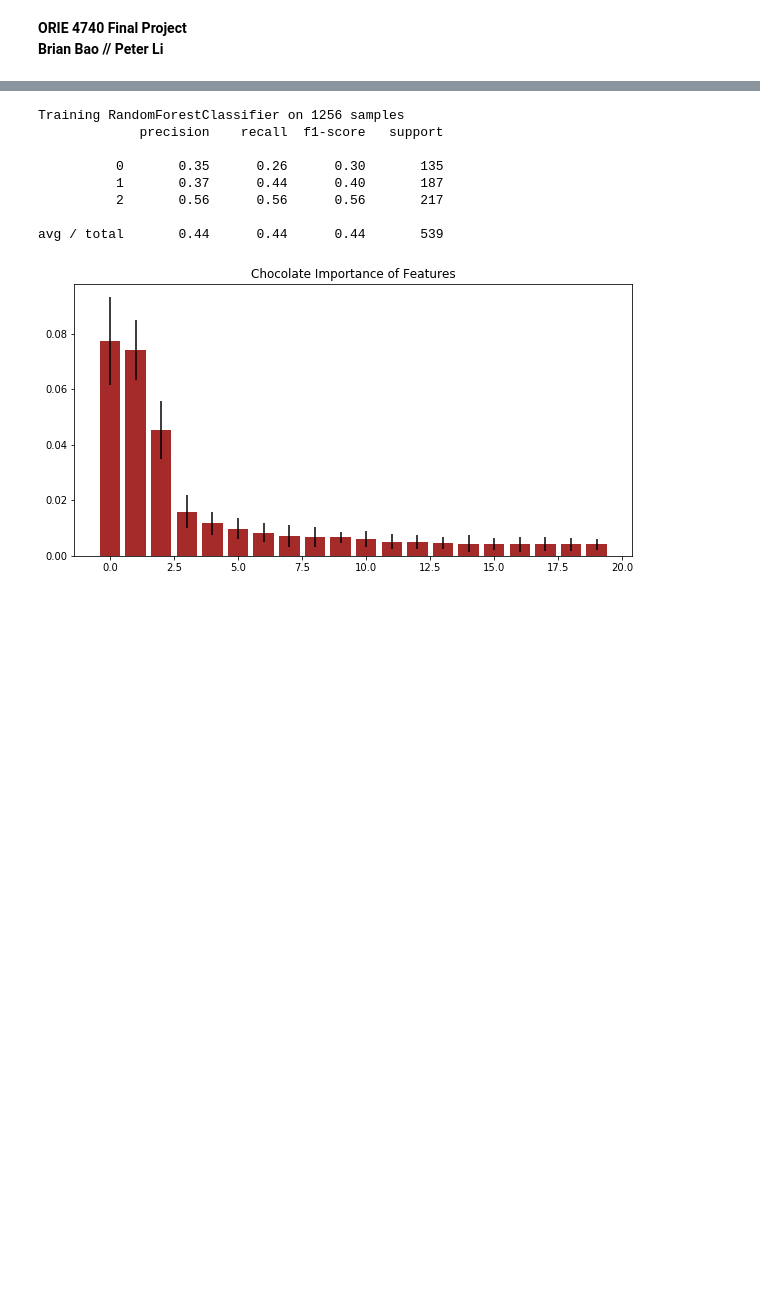
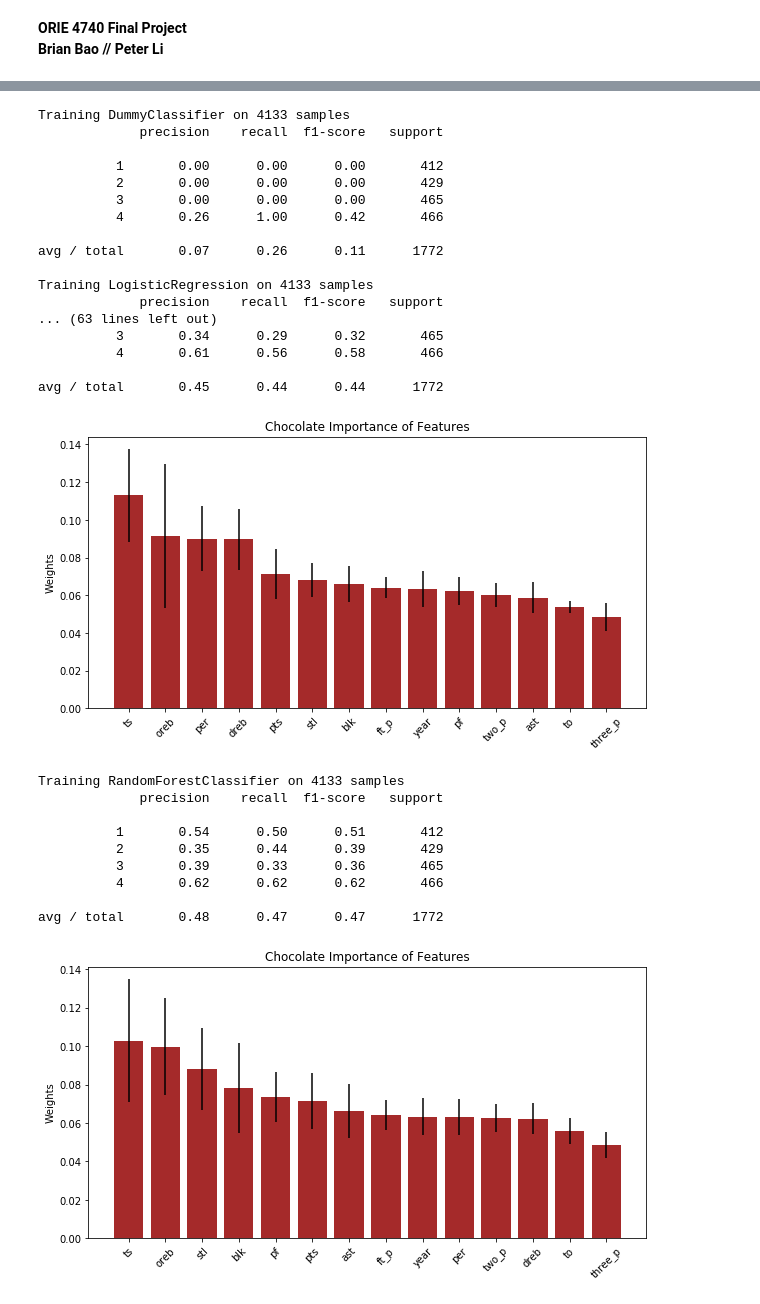
Before and after one commit to peteli3/data-mining-final-project, a Jupyter notebook: Predicting NBA Salaries.ipynb, the cells around one changed output, grey strips where cells are left out. Drawn from its saved outputs; the diff is of its cells as text; code cells hidden in the pictures; blank space fills up the shorter version.

```diff
--- a/Predicting NBA Salaries.ipynb
+++ b/Predicting NBA Salaries.ipynb
@@ -25,0 +19,9 @@ data.head()
+# %%
+data = pd.read_csv('nba_player_year.csv')
+data.index = data['name']
+data.drop(['name'], axis=1, inplace=True)
+y_cl = data['salary_bucket']
+y = data['salary']
+x = data.drop(['salary', 'salary_bucket'], axis=1)
+x = (x - x.min())/(x.max() - x.min())
+x.head()
@@ -101,9 +125,9 @@ def predict(model, sample_size, xTr, yTr, xTe, yTe):
 
             plt.figure(figsize=(10,5))
             plt.title("Chocolate Importance of Features")
-            plt.bar(range(xTr.shape[1])[:20], importances[indices][:20],
-                   color="brown", yerr=std[indices][:20], align="center")
-            plt.xticks(indices[:20], xTr.columns[:20], rotation=45)
+            plt.bar(range(xTr.shape[1]), importances[indices],
+                   color="brown", yerr=std[indices], align="center")
+            plt.xticks(indices, xTr.columns, rotation=45)
             plt.ylabel("Weights")
             plt.show()
         except:
@@ -138,49 +161,64 @@ from sklearn.tree import DecisionTreeClassifier
 from sklearn.linear_model import SGDClassifier, LogisticRegression
 from sklearn.svm import SVC
 
 def run_classifiers(xTr, xTe, yTr, yTe):
     dummy = DummyClassifier(strategy='most_frequent')
     rf = RandomForestClassifier()
-    opt_rf = RandomForestClassifier(n_estimators=100, random_state=20)
+    opt_rf = RandomForestClassifier(n_estimators=500, random_state=15)
     nb = GaussianNB()
     knn = KNeighborsClassifier()
-    opt_knn = KNeighborsClassifier(n_neighbors=5)
+    opt_knn = KNeighborsClassifier(n_neighbors=22)
     dt = DecisionTreeClassifier(max_depth=1)
     sgd = SGDClassifier()
     lr = LogisticRegression()
     svc = SVC()
-    opt_svc = SVC(C = 1, gamma = 0.1, kernel = 'rbf')
+    opt_svc = SVC(C = 10, gamma = 1, kernel = 'rbf')
 
-#     classifiers = [dummy, nb, knn, opt_knn, dt, svc, opt_svc, rf, opt_rf]
-    classifiers = [rf]
+    classifiers = [dummy, lr, knn, opt_knn, dt, svc, opt_svc, rf, opt_rf]
+#     classifiers = [dummy, rf]
     # Sample 1%, 10%, 25%, 50%, and 100% of the training set
     sample_pcts = [100]
     sample_sizes = [int(len(xTr)*pct/100) for pct in sample_pcts]
 
     results = {}
     for classifier in classifiers:
         classifier_name = classifier.__class__.__name__
         results[classifier_name] = {}
         for sample_size in sample_sizes:
             results[classifier_name][sample_size] = predict(classifier, sample_size, xTr, yTr, xTe, yTe)
 
-xTr, xTe, yTr, yTe = train_test_split(x, y, test_size=0.3, random_state=1)
-
-sc = StandardScaler()
-xTr = sc.fit_transform(xTr)
-xTe = sc.transform(xTe)
+xTr, xTe, yTr, yTe = train_test_split(x, y_cl, test_size=0.3, random_state=1)
 
 run_classifiers(xTr, xTe, yTr, yTe)
 # %% [output]
-Training RandomForestClassifier on 1256 samples
+Training DummyClassifier on 4133 samples
              precision    recall  f1-score   support
 
-          0       0.35      0.26      0.30       135
-          1       0.37      0.44      0.40       187
-          2       0.56      0.56      0.56       217
+          1       0.00      0.00      0.00       412
+          2       0.00      0.00      0.00       429
+          3       0.00      0.00      0.00       465
+          4       0.26      1.00      0.42       466
 
-avg / total       0.44      0.44      0.44       539
+avg / total       0.07      0.26      0.11      1772
+
+Training LogisticRegression on 4133 samples
+             precision    recall  f1-score   support
+... (63 lines left out)
+          3       0.34      0.29      0.32       465
+          4       0.61      0.56      0.58       466
+
+avg / total       0.45      0.44      0.44      1772
-[figure, old version]
+[figure, new version]
+Training RandomForestClassifier on 4133 samples
+             precision    recall  f1-score   support
+
+          1       0.54      0.50      0.51       412
+          2       0.35      0.44      0.39       429
+          3       0.39      0.33      0.36       465
+          4       0.62      0.62      0.62       466
+
+avg / total       0.48      0.47      0.47      1772
+[figure, added]
 # %%
 from sklearn import decomposition
 
```
Also changed, not shown: parts of 17 cells of this notebook.
